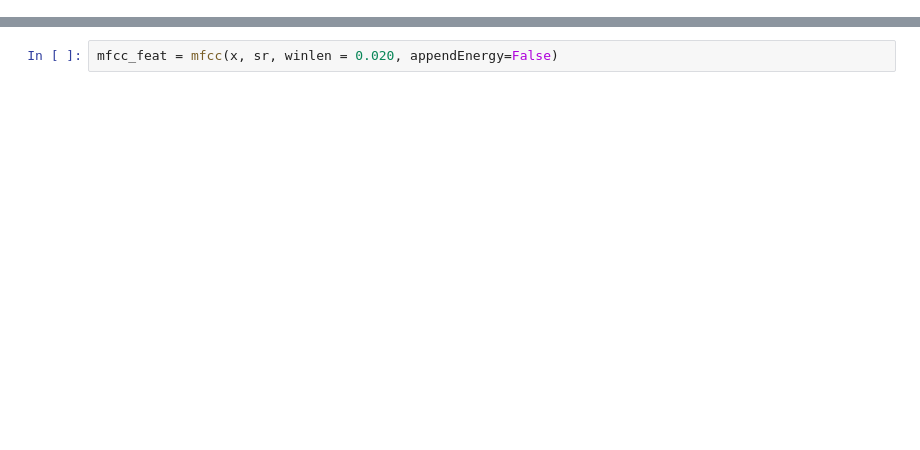
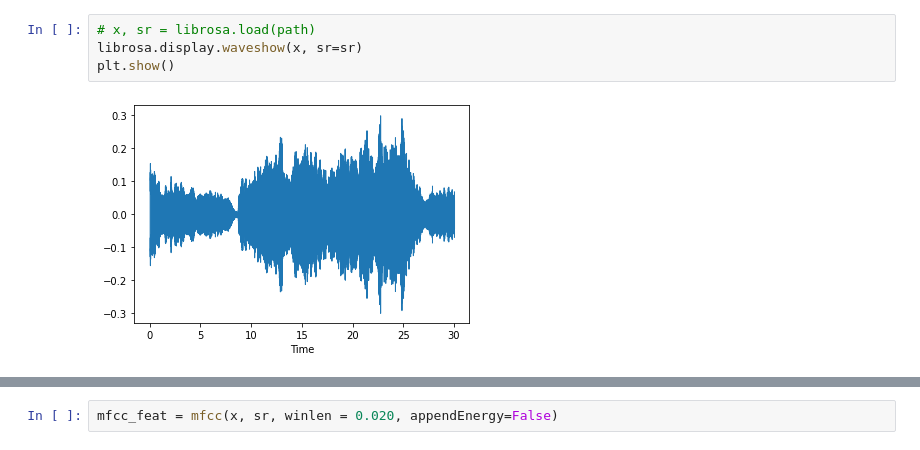
Before and after one commit to man-of-moose/classify_music_genre, a Jupyter notebook: classify_music_genre.ipynb, the cells around one changed output, grey strips where cells are left out. Saved outputs shown, nothing was run; the diff lists cells and outputs as text; blank space fills up the shorter version.

```diff
--- a/classify_music_genre.ipynb
+++ b/classify_music_genre.ipynb
@@ -72 +75,7 @@ country
 [interactive output not drawn]
+# %%
+# x, sr = librosa.load(path)
+librosa.display.waveshow(x, sr=sr)
+plt.show()
+# %% [output]
+[figure, added]
```
Also changed, not shown: parts of 29 cells of this notebook.
